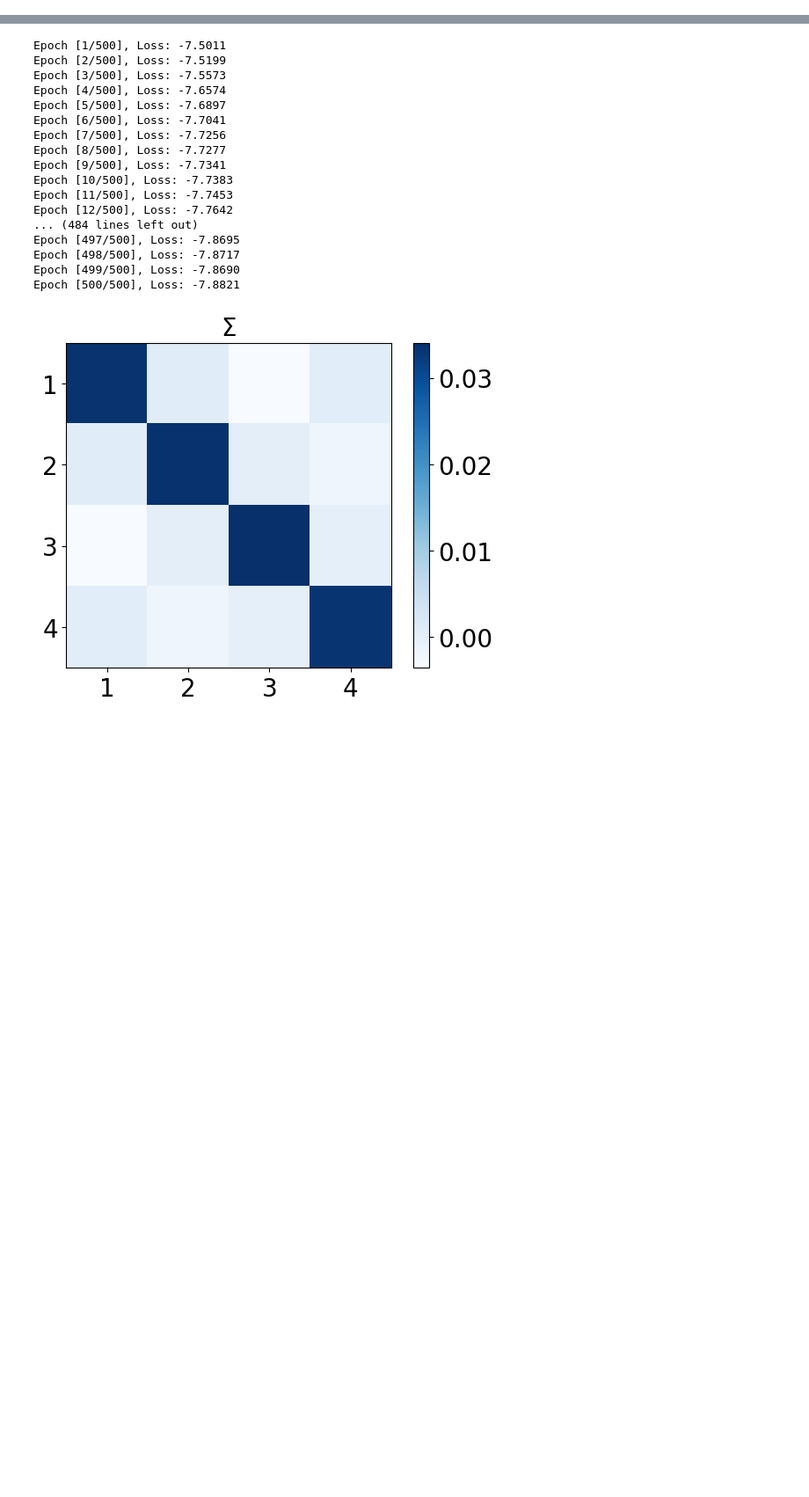
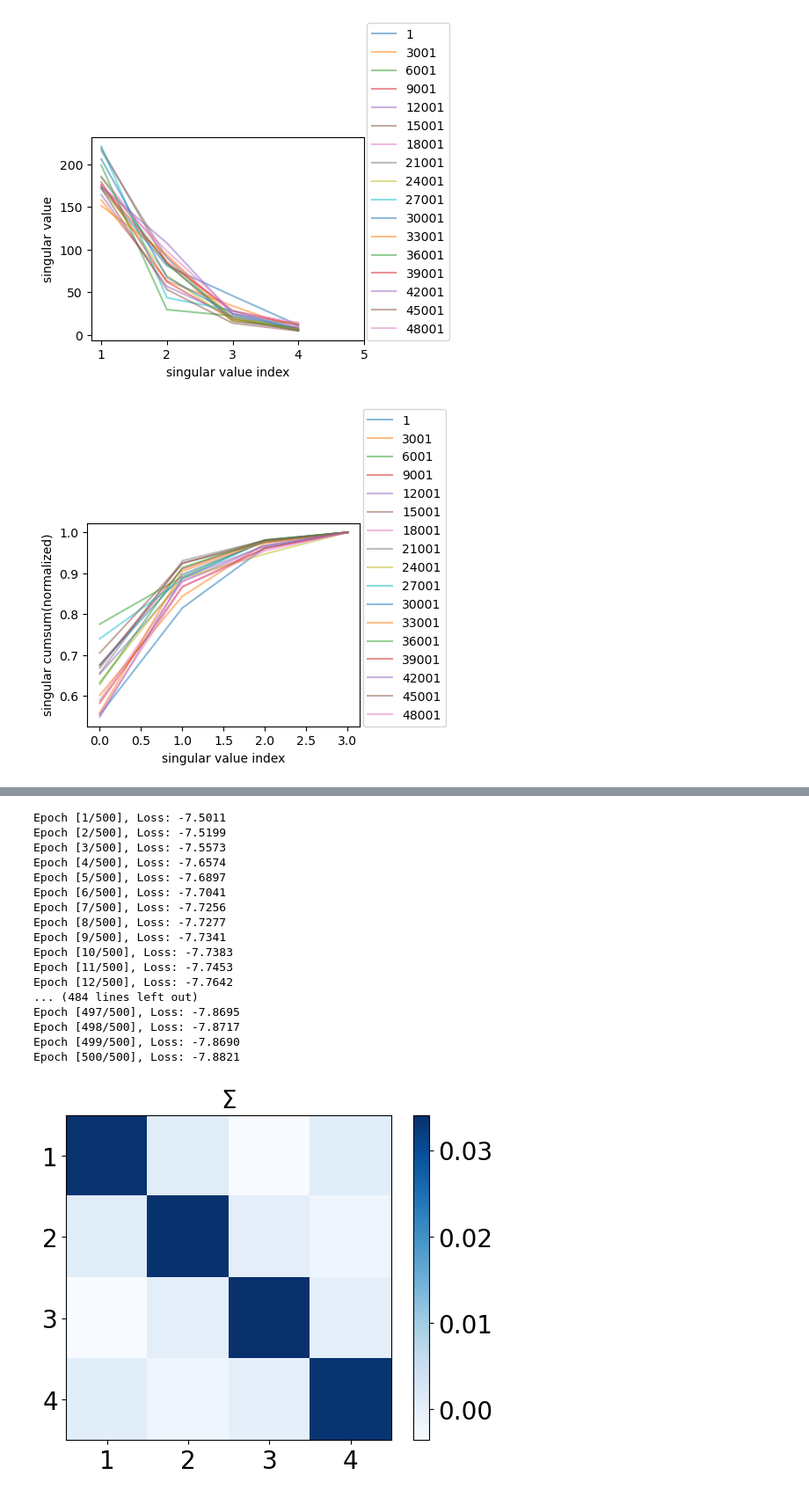
Before and after one commit to Matthew-ymz/Time-series-forecasting-for-causal-emergence, a Jupyter notebook: postprocessing/SIR_analy.ipynb, the cells around one changed output, grey strips where cells are left out. Shown at 88% size. Saved outputs shown, nothing was run; the diff lists cells and outputs as text; code cells hidden in the pictures; blank space fills up the shorter version.

Commit message:
ymz_review_sir

```diff
--- a/postprocessing/SIR_analy.ipynb
+++ b/postprocessing/SIR_analy.ipynb
@@ -168,0 +9,12 @@ class MultivariateGaussianModel(nn.Module):
+# %%
+test_id = 'long_term_forecast_sir_review_NN_cov_samp9000_sigma0.1_rho-0.5_lam1_dmodel128_'
+start = 1
+end = 51000
+interval = 3000
+seq_len = 1
+
+gn, gn_std, singular, us, vts, mats, Sigs = plot_singular_cum(test_id, eps='all', seed = 1, start=start, end=end, interval=interval, log_bool=False)
+# dgbd_ce(singular, start, end, interval, seed=1)
+# %% [output]
+[figure, added]
+[figure, added]
```
Also changed, not shown: parts of 7 cells of this notebook, 11 other files.
